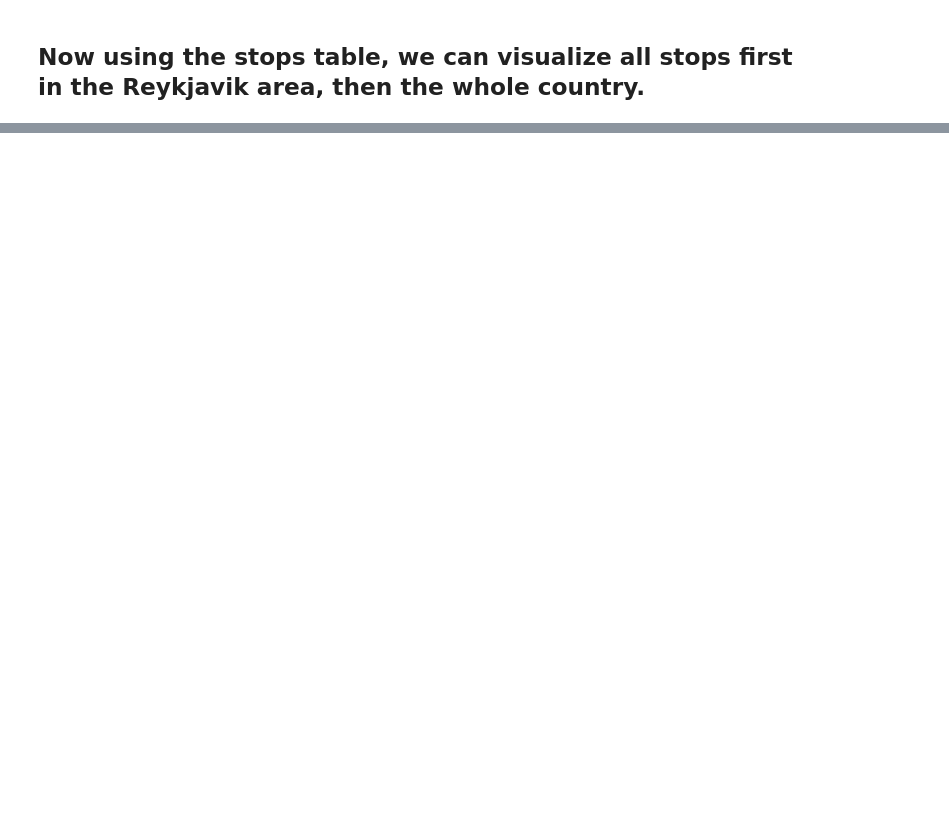
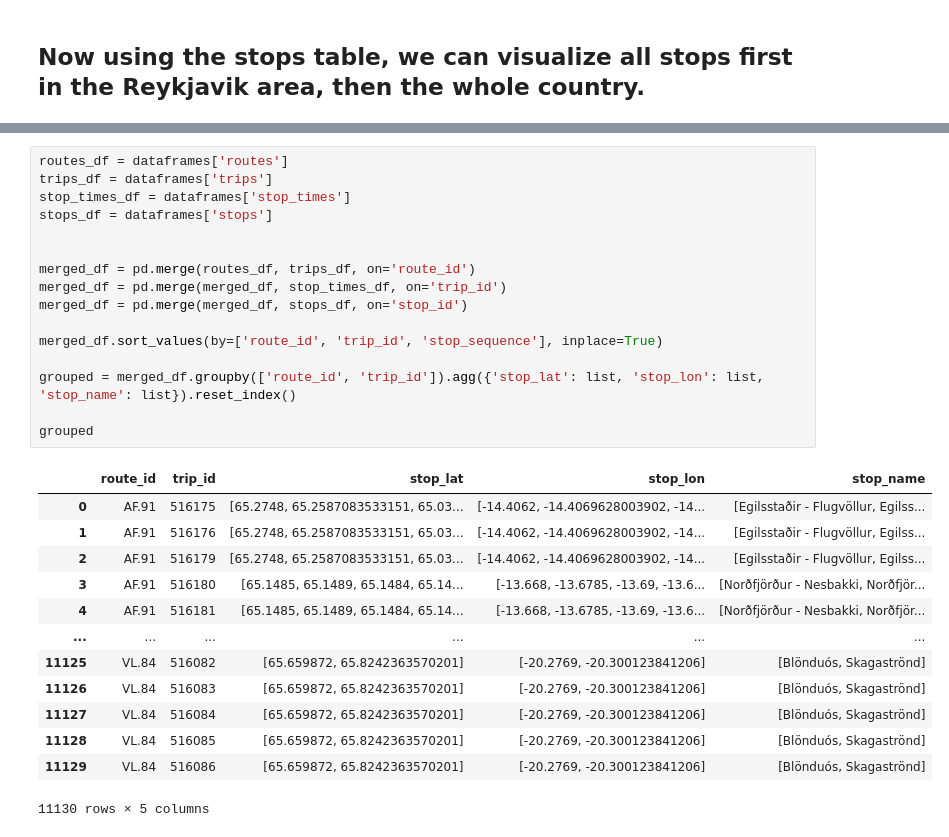
Before and after one commit to ptallaks/straeto_eda, a Jupyter notebook: strætó_eda.ipynb, the cells around one changed output, grey strips where cells are left out. Drawn from its saved outputs; the diff is of its cells as text; blank space fills up the shorter version.

```diff
--- a/strætó_eda.ipynb
+++ b/strætó_eda.ipynb
@@ -122,3 +122,33 @@ for index, row in stops_df.iterrows():
 map_iceland
 # %% [output]
 [interactive output not drawn]
+# %%
+routes_df = dataframes['routes']
+trips_df = dataframes['trips']
+stop_times_df = dataframes['stop_times']
+stops_df = dataframes['stops']
+
+
+merged_df = pd.merge(routes_df, trips_df, on='route_id')
+merged_df = pd.merge(merged_df, stop_times_df, on='trip_id')
+merged_df = pd.merge(merged_df, stops_df, on='stop_id')
+
+merged_df.sort_values(by=['route_id', 'trip_id', 'stop_sequence'], inplace=True)
+
+grouped = merged_df.groupby(['route_id', 'trip_id']).agg({'stop_lat': list, 'stop_lon': list, 'stop_name': list}).reset_index()
+
+grouped
+# %% [output]
+|  | route_id | trip_id | stop_lat | stop_lon | stop_name |
+| 0 | AF.91 | 516175 | [65.2748, 65.2587083533151, 65.03... | [-14.4062, -14.4069628003902, -14... | [Egilsstaðir - Flugvöllur, Egilss... |
+| 1 | AF.91 | 516176 | [65.2748, 65.2587083533151, 65.03... | [-14.4062, -14.4069628003902, -14... | [Egilsstaðir - Flugvöllur, Egilss... |
+| 2 | AF.91 | 516179 | [65.2748, 65.2587083533151, 65.03... | [-14.4062, -14.4069628003902, -14... | [Egilsstaðir - Flugvöllur, Egilss... |
+| 3 | AF.91 | 516180 | [65.1485, 65.1489, 65.1484, 65.14... | [-13.668, -13.6785, -13.69, -13.6... | [Norðfjörður - Nesbakki, Norðfjör... |
+| 4 | AF.91 | 516181 | [65.1485, 65.1489, 65.1484, 65.14... | [-13.668, -13.6785, -13.69, -13.6... | [Norðfjörður - Nesbakki, Norðfjör... |
+| ... | ... | ... | ... | ... | ... |
+| 11125 | VL.84 | 516082 | [65.659872, 65.8242363570201] | [-20.2769, -20.300123841206] | [Blönduós, Skagaströnd] |
+| 11126 | VL.84 | 516083 | [65.659872, 65.8242363570201] | [-20.2769, -20.300123841206] | [Blönduós, Skagaströnd] |
+| 11127 | VL.84 | 516084 | [65.659872, 65.8242363570201] | [-20.2769, -20.300123841206] | [Blönduós, Skagaströnd] |
+| 11128 | VL.84 | 516085 | [65.659872, 65.8242363570201] | [-20.2769, -20.300123841206] | [Blönduós, Skagaströnd] |
+| 11129 | VL.84 | 516086 | [65.659872, 65.8242363570201] | [-20.2769, -20.300123841206] | [Blönduós, Skagaströnd] |
+11130 rows × 5 columns
```
Also changed, not shown: parts of 3 cells of this notebook.
